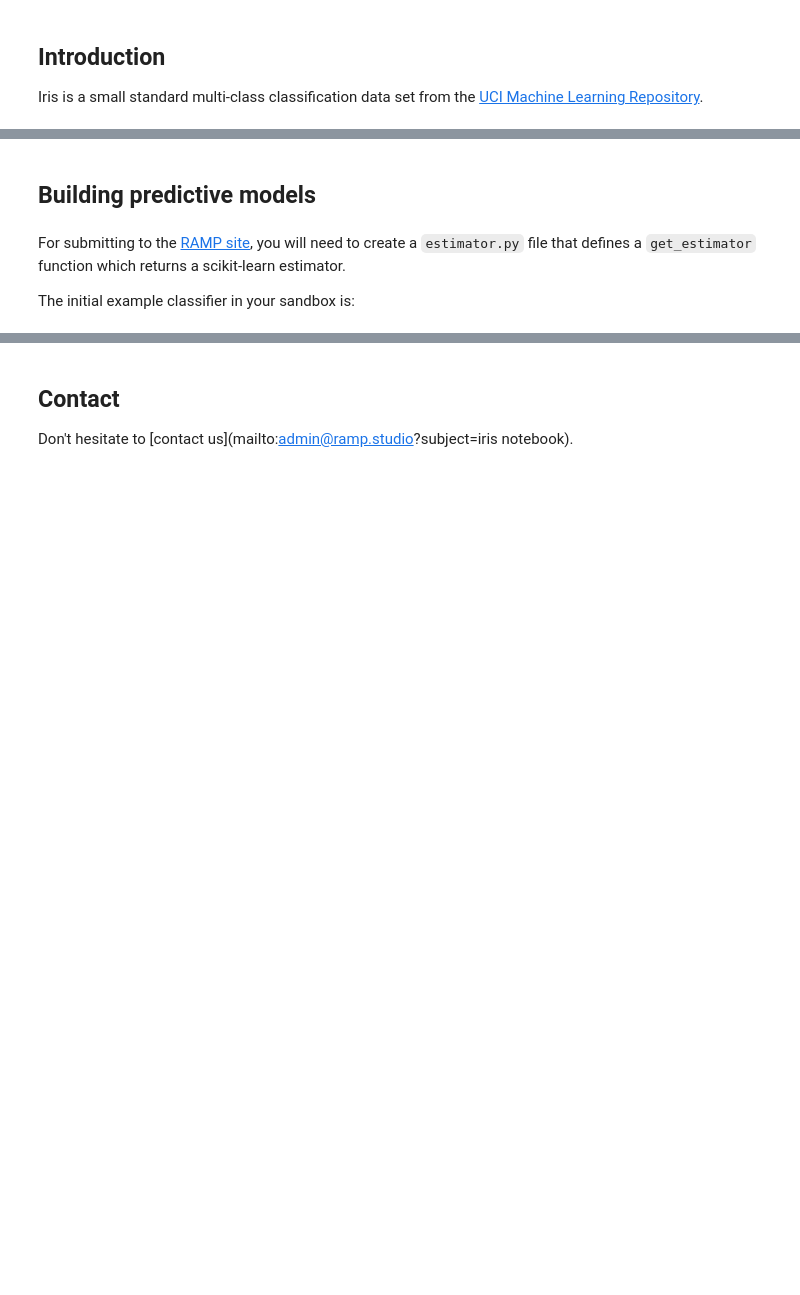
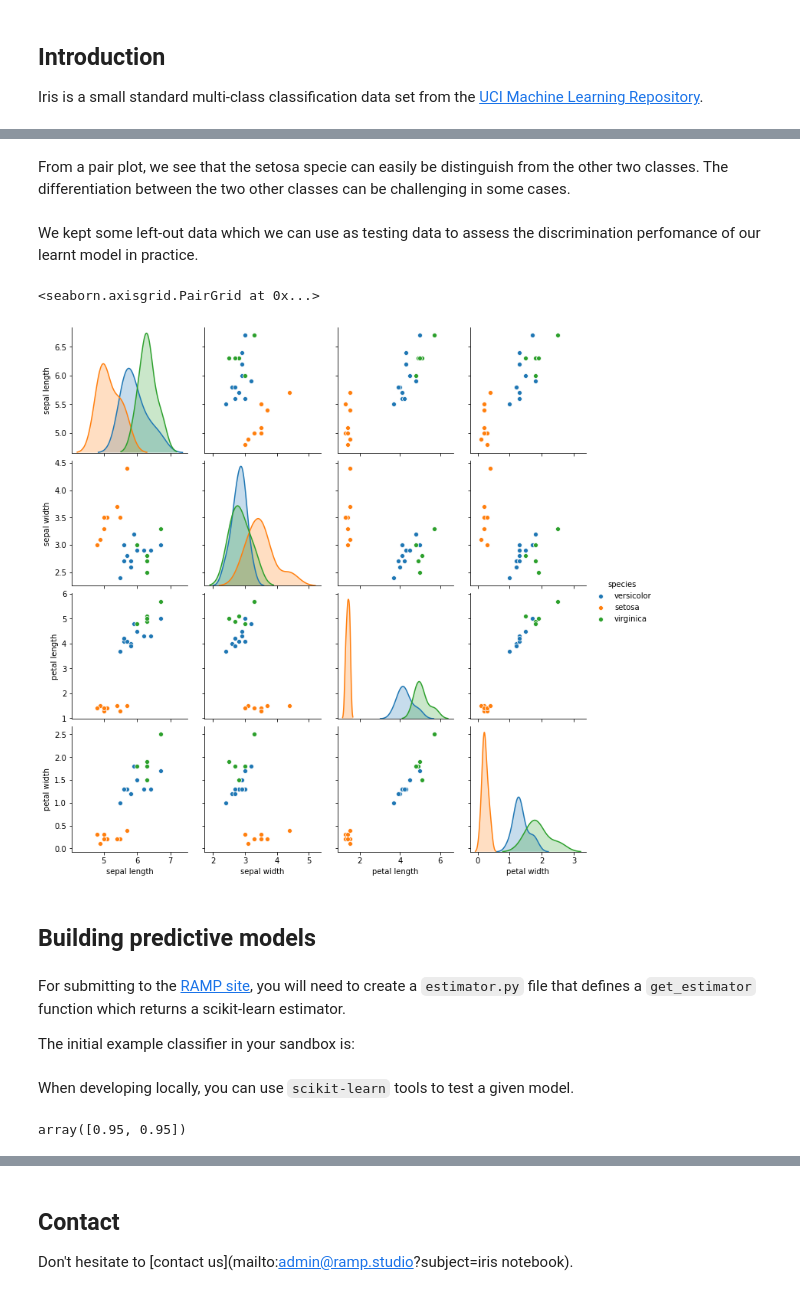
Before and after one commit to ramp-kits/iris, a Jupyter notebook: iris_starting_kit.ipynb, the cells around one changed output, grey strips where cells are left out. Cells and saved outputs as stored; diff of their text form; code cells hidden in the pictures; blank space fills up the shorter version.

```diff
--- a/iris_starting_kit.ipynb
+++ b/iris_starting_kit.ipynb
@@ -53,7 +51,21 @@ sns.pairplot(data);
+# %% [markdown]
+From a pair plot, we see that the setosa specie can easily be distinguish from the other two classes. The differentiation between the two other classes can be challenging in some cases.
+# %% [markdown]
+We kept some left-out data which we can use as testing data to assess the discrimination perfomance of our learnt model in practice.
+# %%
+X_test, y_test = problem.get_test_data()
+df_test = pd.concat(
+    [X_test, pd.DataFrame({"species": y_test})],
+    axis=1,
+)
+sns.pairplot(df_test, hue="species")
+# %% [output]
+<seaborn.axisgrid.PairGrid at 0x...>
+[figure, added]
 # %% [markdown]
 ## Building predictive models
 # %% [markdown]
-For submitting to the [RAMP site](http://ramp.studio), you will need to create a `estimator.py` file that defines a `get_estimator` function which returns a scikit-learn estimator.
+For submitting to the [RAMP site](https://ramp.studio), you will need to create a `estimator.py` file that defines a `get_estimator` function which returns a scikit-learn estimator.
 
 The initial example classifier in your sandbox is:
 # %%
@@ -65 +79,11 @@ def get_estimator():
     return clf
+# %% [markdown]
+When developing locally, you can use `scikit-learn` tools to test a given model.
+# %%
+from sklearn.model_selection import cross_val_score
+from sklearn.model_selection import StratifiedShuffleSplit
+
+cv = StratifiedShuffleSplit(n_splits=2, test_size=0.2, random_state=57)
+cross_val_score(get_estimator(), X_train, y_train, cv=cv)
+# %% [output]
+array([0.95, 0.95])
```
Also changed, not shown: parts of 35 cells of this notebook, 2 other files.
